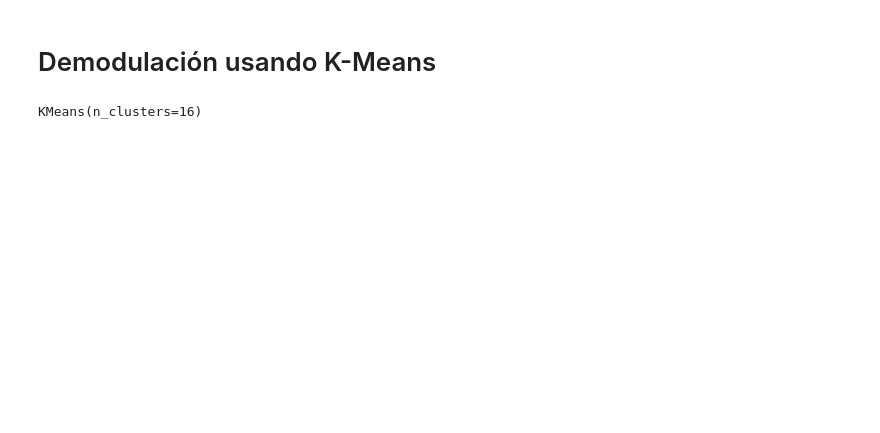
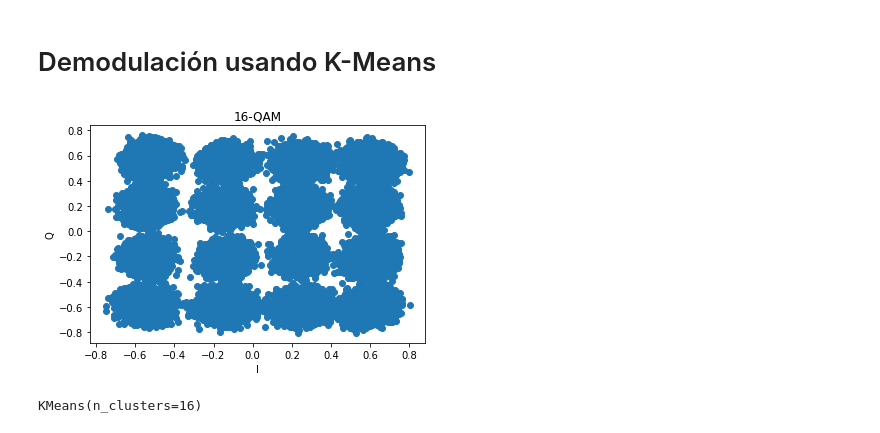
Before and after one commit to jjgranadat/Semillero_SOFA, a Jupyter notebook: k_Means_16QAM.ipynb, the cells around one changed output. Cells and saved outputs as stored; diff of their text form; code cells hidden in the pictures; blank space fills up the shorter version.

```diff
--- a/k_Means_16QAM.ipynb
+++ b/k_Means_16QAM.ipynb
@@ -165,3 +165,22 @@ print(error)
 # %% [markdown]
 # Demodulación usando K-Means
+# %%
+with open("partreal.txt", "r") as datar:
+    linesr = datar.read().split(',')
+Xr_mat = []
+for line in linesr:
+    Xr_mat.append(float(line))
+
+with open("part_imag.txt", "r") as datai:
+    linesi = datai.read().split(',')
+Xi_mat = []
+for line in linesi:
+    Xi_mat.append(float(line))
+plt.plot(Xi_mat, Xr_mat, 'o')
+plt.xlabel('I')
+plt.ylabel('Q')
+plt.title('16-QAM')
+plt.show()
+# %% [output]
+[figure, added]
 # %%
```
Also changed, not shown: parts of 13 cells of this notebook.
